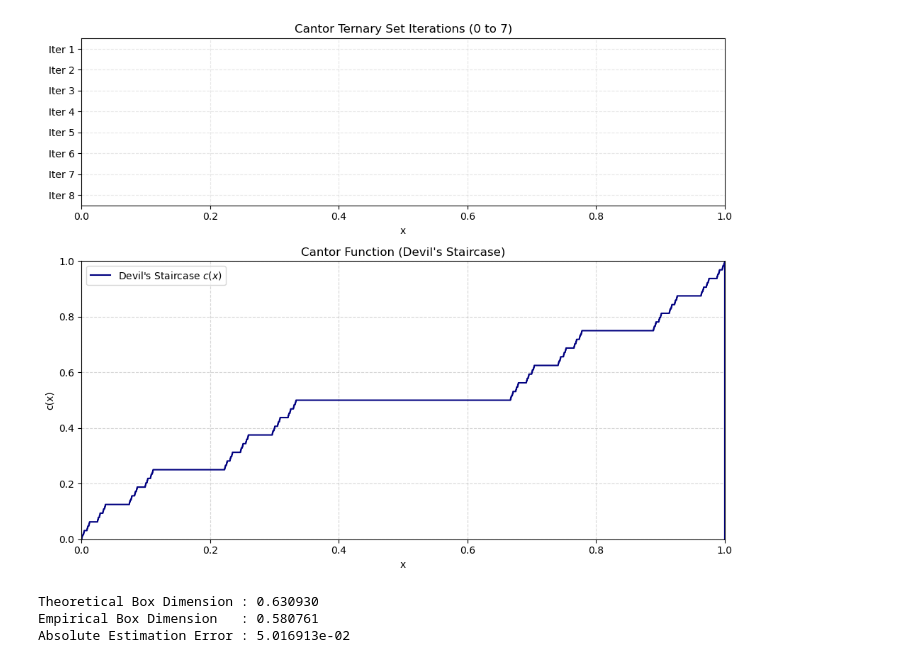
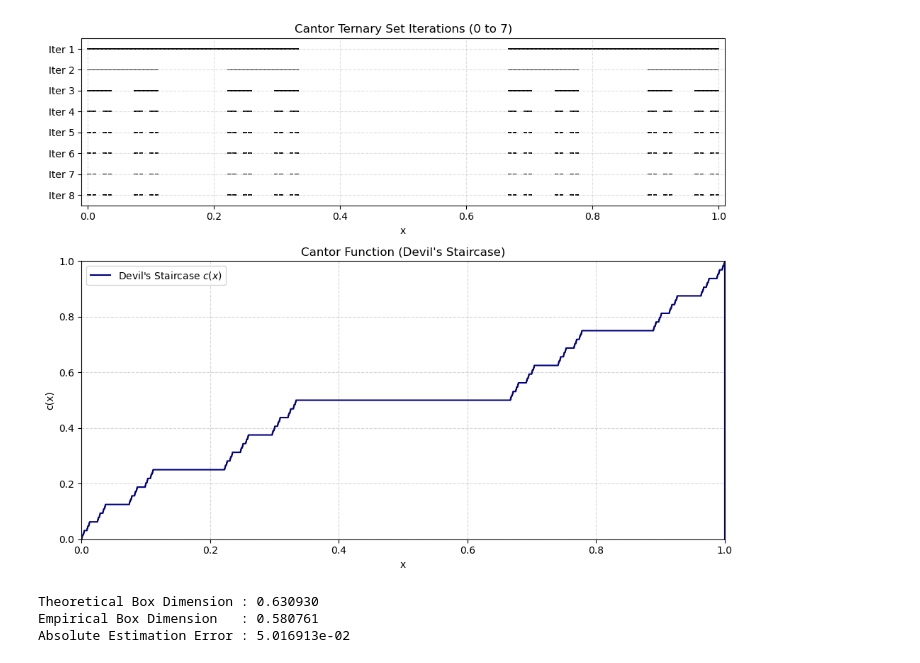
Before and after one commit to Quang365/fractal-demo, a Jupyter notebook: demo.ipynb, the cells around one changed output. Saved outputs shown, nothing was run; the diff lists cells and outputs as text; code cells hidden in the pictures.

Commit message:
fix cantor set iterations plot

```diff
--- a/demo.ipynb
+++ b/demo.ipynb
@@ -66,40 +66,41 @@ cantor_set_cpu = cantor_iterations.cpu().numpy()
 fig, (ax1, ax2) = plt.subplots(2, 1, figsize=(10, 8), gridspec_kw={'height_ratios': [1.2, 2]})
 
 # Plot Cantor Set Iterations
 for k in range(num_iterations):
     y_level = num_iterations - k
     mask = cantor_set_cpu[k]
+
     ax1.scatter(
         x_cpu[mask],
         [y_level] * mask.sum(),
-        s=0.5,
+        s=1.5,
         c='black',
-        marker='|',
-        linewidths=0.5
+        marker='s',
+        edgecolors='none'
     )
 
 ax1.set_title(f"Cantor Ternary Set Iterations (0 to {num_iterations - 1})", fontsize=12)
-ax1.set_xlim(0, 1)
+ax1.set_xlim(-0.01, 1.01)
 ax1.set_ylim(0.5, num_iterations + 0.5)
 ax1.set_yticks(range(1, num_iterations + 1))
 ax1.set_yticklabels([f"Iter {num_iterations - i}" for i in range(num_iterations)])
 ax1.set_xlabel("x")
-ax1.grid(True, linestyle="--", alpha=0.3)
+ax1.grid(True, linestyle="--", alpha=0.4)
 
-# Plot Devil's Staircase
+# 2. Plot Devil's Staircase
 ax2.plot(x_cpu, cantor_func_cpu, color="navy", lw=1.5, label="Devil's Staircase $c(x)$")
 ax2.set_title("Cantor Function (Devil's Staircase)", fontsize=12)
 ax2.set_xlabel("x")
 ax2.set_ylabel("c(x)")
 ax2.set_xlim(0, 1)
 ax2.set_ylim(0, 1)
 ax2.grid(True, linestyle="--", alpha=0.5)
 ax2.legend(loc="upper left")
 
 plt.tight_layout()
 plt.show()
 # %% [output]
-[figure, old version]
+[figure, new version]
 # %%
 def generate_cantor_set(num_points: int = 1_000_000, iterations: int = 10):
     """
```
Also changed, not shown: parts of 1 cell of this notebook.
